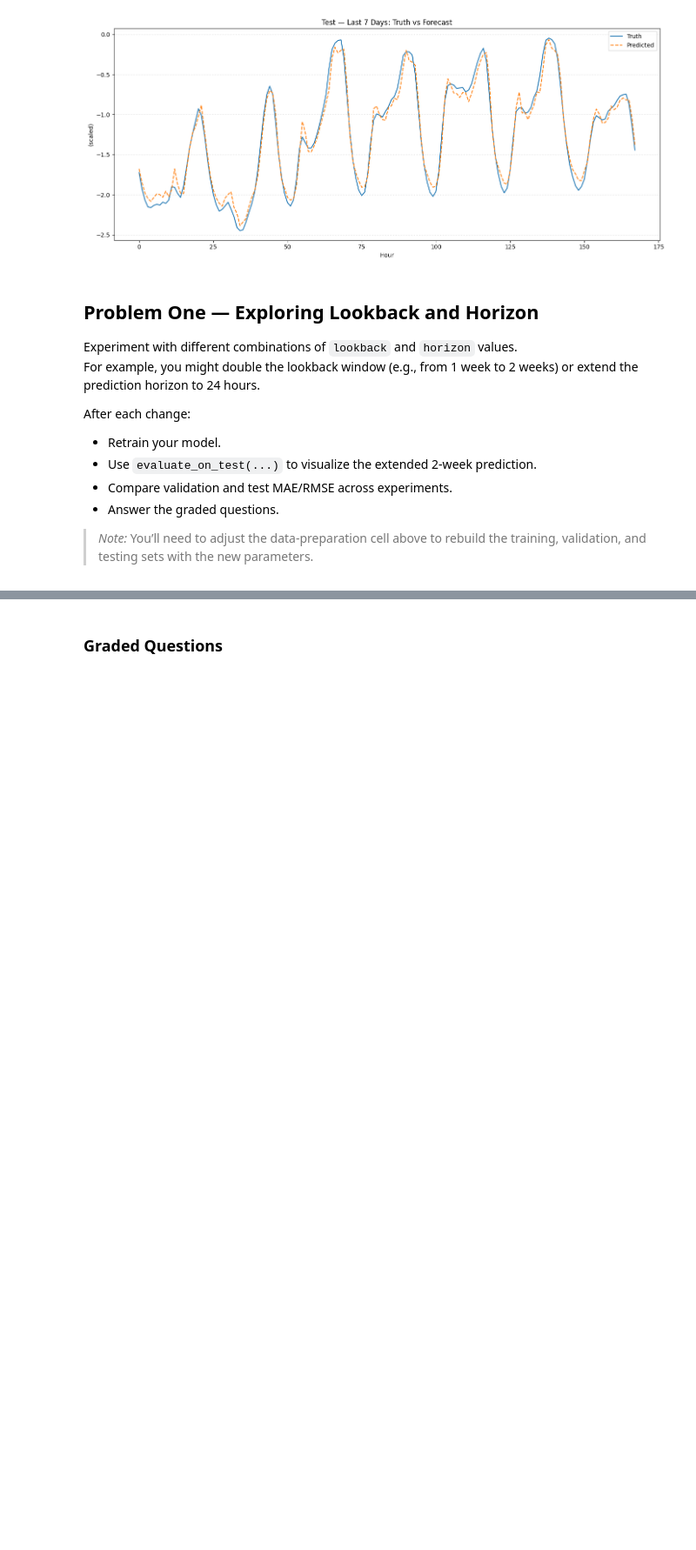
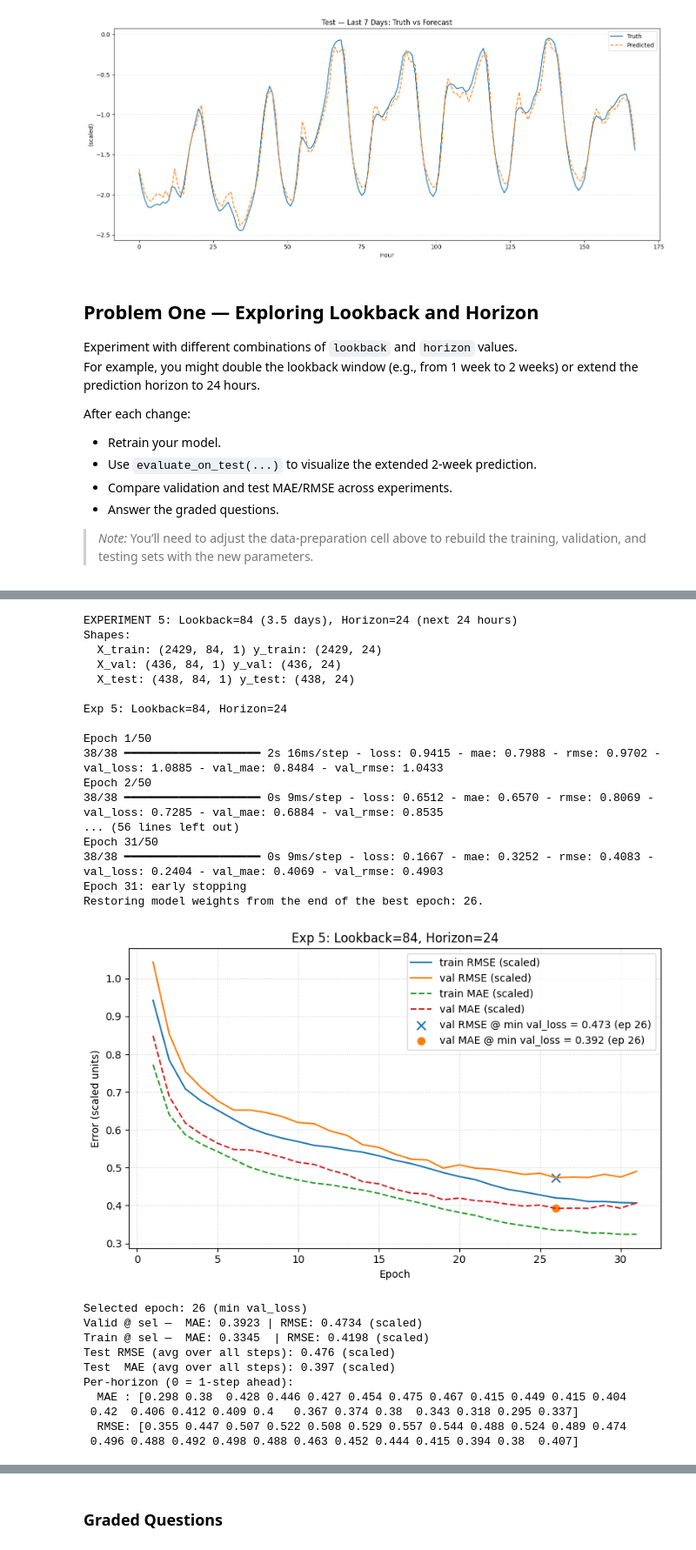
Before and after one commit to aydanmufti/Module-7-Assignments, a Jupyter notebook: Homework_08.ipynb, the cells around one changed output, grey strips where cells are left out. Shown at 87% size. Drawn from its saved outputs; the diff is of its cells as text; code cells hidden in the pictures; blank space fills up the shorter version.

```diff
--- a/Homework_08.ipynb
+++ b/Homework_08.ipynb
@@ -839,0 +1007,54 @@ After each change:
+# %%
+# Experiment 5: Optimal combination - lookback=84 (3.5 days), horizon=24 (next 24 hours)
+print("EXPERIMENT 5: Lookback=84 (3.5 days), Horizon=24 (next 24 hours)")
+lookback = 84   # 3.5 days
+horizon = 24    # predict next 24 hours
+
+X_train, y_train = make_windows(train_x, lookback, horizon)
+X_val, y_val = make_windows(val_x, lookback, horizon)
+X_test, y_test = make_windows(test_x, lookback, horizon)
+
+print("Shapes:")
+print("  X_train:", X_train.shape, "y_train:", y_train.shape)
+print("  X_val:", X_val.shape, "y_val:", y_val.shape)
+print("  X_test:", X_test.shape, "y_test:", y_test.shape)
+
+model_exp5 = Sequential([
+    Input(shape=(lookback, 1)),
+    LSTM(32),
+    Dropout(0.2),
+    Dense(16, activation="relu", kernel_initializer=he),
+    Dense(horizon)
+])
+
+train_and_test(model_exp5, title="Exp 5: Lookback=84, Horizon=24", verbose=1)
+evaluate_on_test(model_exp5, plot_last_hours=24*7)
+# %% [output]
+EXPERIMENT 5: Lookback=84 (3.5 days), Horizon=24 (next 24 hours)
+Shapes:
+  X_train: (2429, 84, 1) y_train: (2429, 24)
+  X_val: (436, 84, 1) y_val: (436, 24)
+  X_test: (438, 84, 1) y_test: (438, 24)
+
+Exp 5: Lookback=84, Horizon=24
+
+Epoch 1/50
+38/38 ━━━━━━━━━━━━━━━━━━━━ 2s 16ms/step - loss: 0.9415 - mae: 0.7988 - rmse: 0.9702 - val_loss: 1.0885 - val_mae: 0.8484 - val_rmse: 1.0433
+Epoch 2/50
+38/38 ━━━━━━━━━━━━━━━━━━━━ 0s 9ms/step - loss: 0.6512 - mae: 0.6570 - rmse: 0.8069 - val_loss: 0.7285 - val_mae: 0.6884 - val_rmse: 0.8535
+... (56 lines left out)
+Epoch 31/50
+38/38 ━━━━━━━━━━━━━━━━━━━━ 0s 9ms/step - loss: 0.1667 - mae: 0.3252 - rmse: 0.4083 - val_loss: 0.2404 - val_mae: 0.4069 - val_rmse: 0.4903
+Epoch 31: early stopping
+Restoring model weights from the end of the best epoch: 26.
+[figure, added]
+Selected epoch: 26 (min val_loss)
+Valid @ sel —  MAE: 0.3923 | RMSE: 0.4734 (scaled)
+Train @ sel —  MAE: 0.3345  | RMSE: 0.4198 (scaled)
+Test RMSE (avg over all steps): 0.476 (scaled)
+Test  MAE (avg over all steps): 0.397 (scaled)
+Per-horizon (0 = 1-step ahead):
+  MAE : [0.298 0.38  0.428 0.446 0.427 0.454 0.475 0.467 0.415 0.449 0.415 0.404
+ 0.42  0.406 0.412 0.409 0.4   0.367 0.374 0.38  0.343 0.318 0.295 0.337]
+  RMSE: [0.355 0.447 0.507 0.522 0.508 0.529 0.557 0.544 0.488 0.524 0.489 0.474
+ 0.496 0.488 0.492 0.498 0.488 0.463 0.452 0.444 0.415 0.394 0.38  0.407]
```
Also changed, not shown: parts of 23 cells of this notebook.
